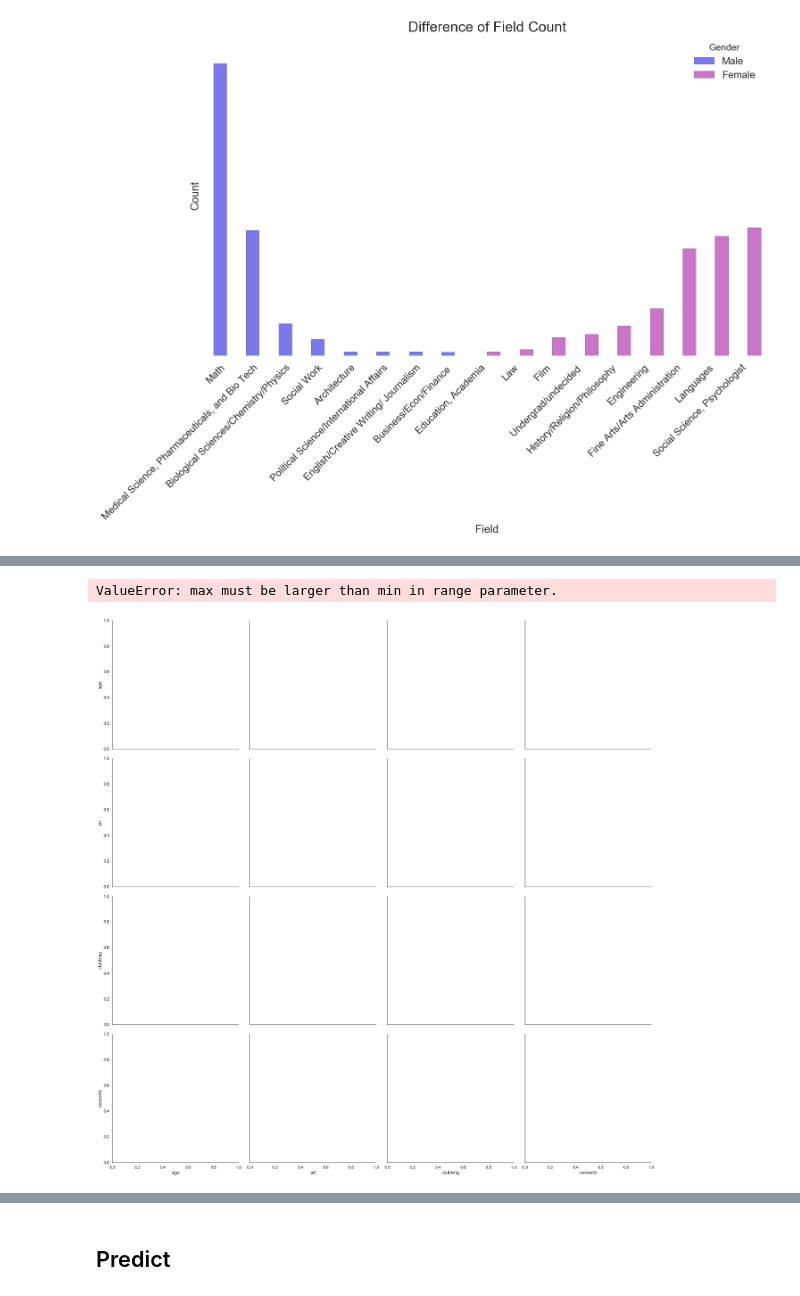
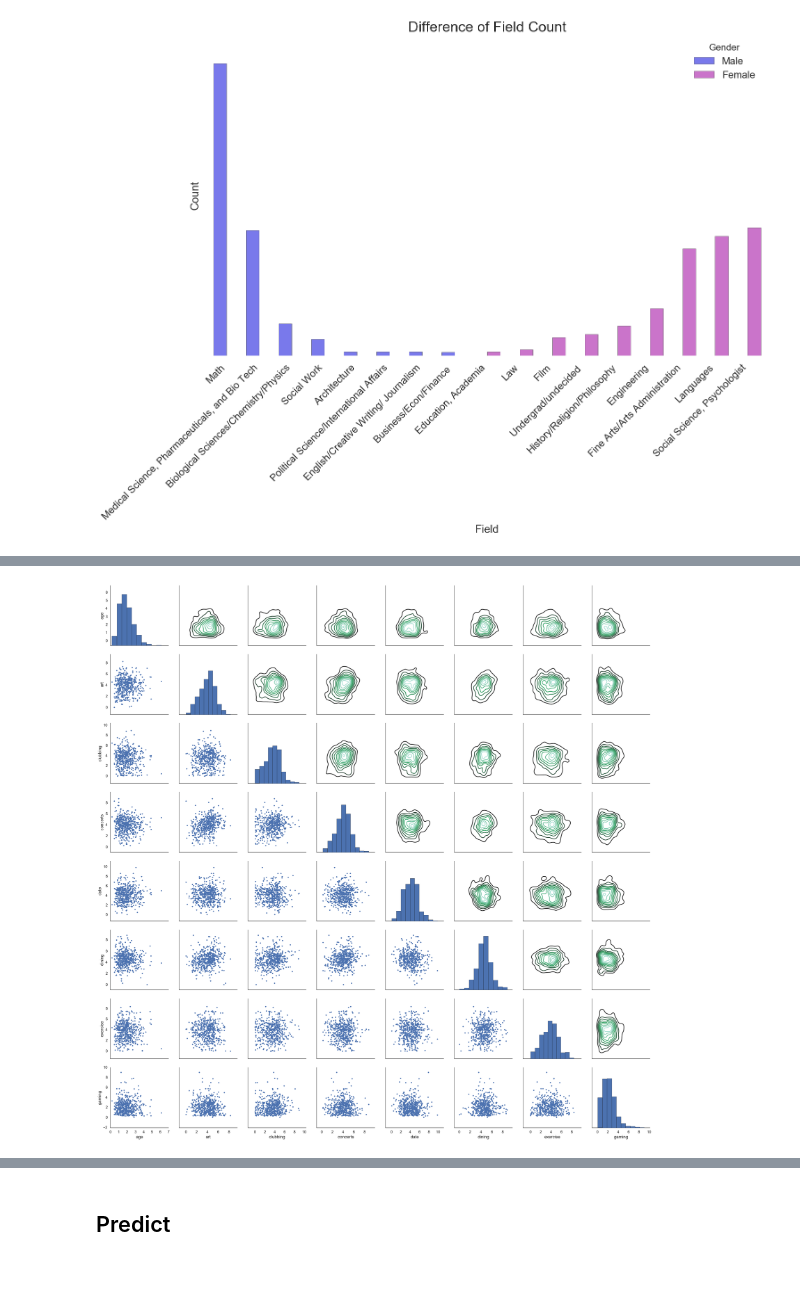
Before and after one commit to sethkaufee/Dating-Data, a Jupyter notebook: Speed Dating/match_prediction.ipynb, the cells around one changed output, grey strips where cells are left out. Saved outputs shown, nothing was run; the diff lists cells and outputs as text; code cells hidden in the pictures.

```diff
--- a/Speed Dating/match_prediction.ipynb
+++ b/Speed Dating/match_prediction.ipynb
@@ -225,18 +229,22 @@ att_plot[num_col[:4]]
-# %%
-att_plot[num_col][:10].corr()
-
-p=sns.pairplot(att_plot[num_col[:4]],size=7.5)
-p.;
-# %% [output]
-ValueError: max must be larger than min in range parameter.
-[figure, removed]
 # %%
 att_plot = iid_attributes.copy()
+att_plot.dropna(inplace=True)
 s=att_plot.shape[0]
 num_col = att_plot.dtypes[att_plot.dtypes==(float or int)].index
-att_plot.loc[:,num_col] = att_plot.loc[:,num_col].apply(lambda x: x+np.random.exponential(.7,s))
 
-#pd.scatter_matrix(att_plot[num_col].iloc[:,10:20],);
+att_plot.loc[:,num_col] = minmax.fit_transform(att_plot.loc[:,num_col])
+
+att_plot.loc[:,num_col] = att_plot.loc[:,num_col].apply(lambda x: x+np.random.exponential(.8,s))
+
+att_plot.gender
+
+p=sns.PairGrid(att_plot[num_col[0:8]],size=4, aspect=1)
+p.map_lower(plt.scatter,)
+p.map_diag(plt.hist)
+p.map_upper(sns.kdeplot)
+plt.show()
+# %% [output]
+[figure, added]
 # %%
 sns.stripplot(y='yoga',data=att_plot,jitter=True,hue='gender',alpha=.8,)
 # %% [output]
```
Also changed, not shown: parts of 44 cells of this notebook.
